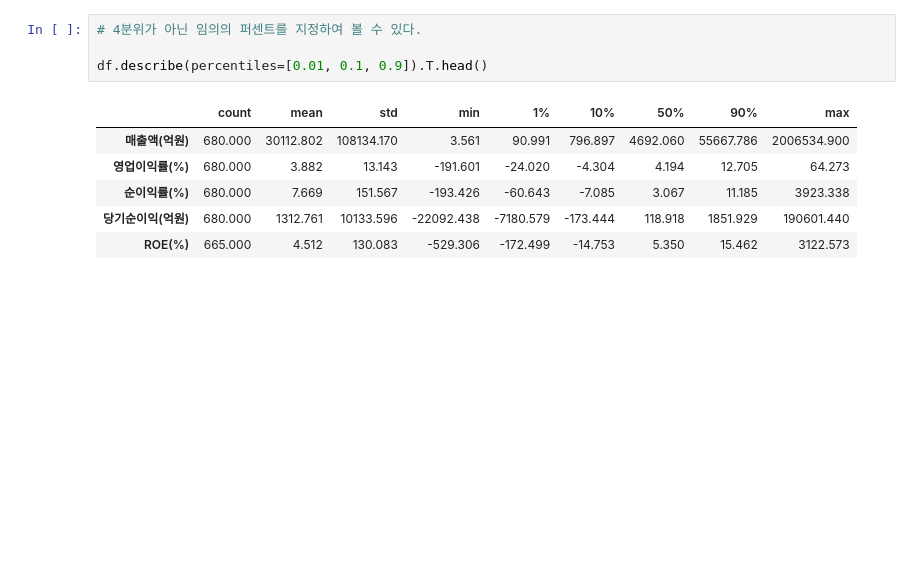
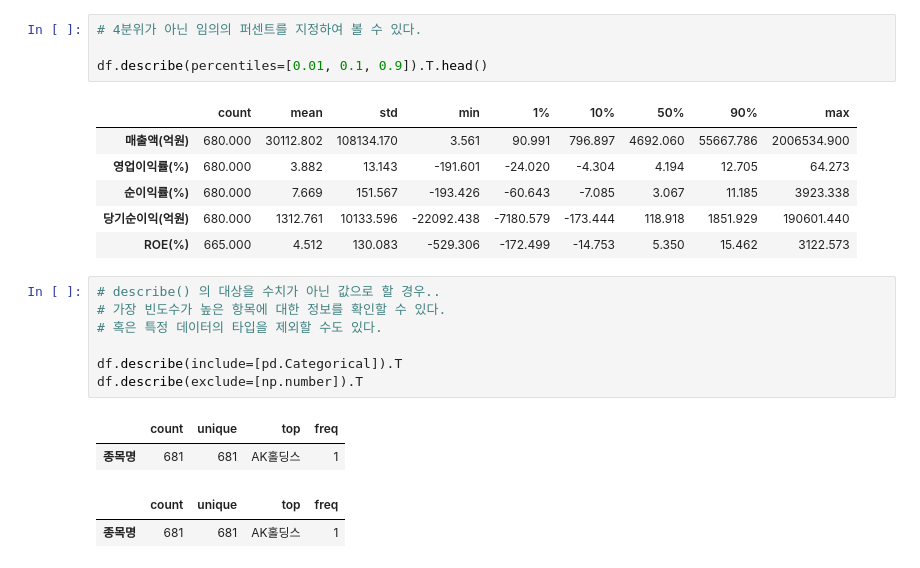
Before and after one commit to likejunil/python, a Jupyter notebook: 01.quant/lesson_04.ipynb, the cells around one changed output. Drawn from its saved outputs; the diff is of its cells as text; blank space fills up the shorter version.

```diff
--- a/lesson_04.ipynb
+++ b/01.quant/lesson_04.ipynb
@@ -138,3 +138,15 @@ df.describe(percentiles=[0.01, 0.1, 0.9]).T.head()
 | 순이익률(%) | 680.000 | 7.669 | 151.567 | -193.426 | -60.643 | -7.085 | 3.067 | 11.185 | 3923.338 |
 | 당기순이익(억원) | 680.000 | 1312.761 | 10133.596 | -22092.438 | -7180.579 | -173.444 | 118.918 | 1851.929 | 190601.440 |
 | ROE(%) | 665.000 | 4.512 | 130.083 | -529.306 | -172.499 | -14.753 | 5.350 | 15.462 | 3122.573 |
+# %%
+# describe() 의 대상을 수치가 아닌 값으로 할 경우..
+# 가장 빈도수가 높은 항목에 대한 정보를 확인할 수 있다.
+# 혹은 특정 데이터의 타입을 제외할 수도 있다.
+
+df.describe(include=[pd.Categorical]).T
+df.describe(exclude=[np.number]).T
+# %% [output]
+|  | count | unique | top | freq |
+| 종목명 | 681 | 681 | AK홀딩스 | 1 |
+|  | count | unique | top | freq |
+| 종목명 | 681 | 681 | AK홀딩스 | 1 |
```
Also changed, not shown: parts of 3 cells of this notebook, 7 other files.
